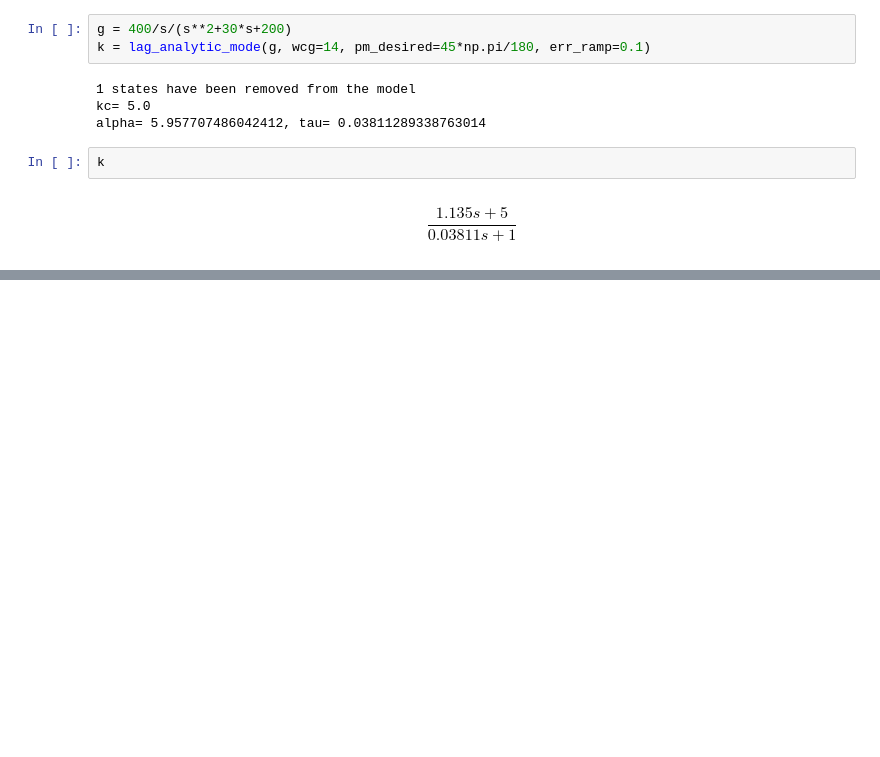
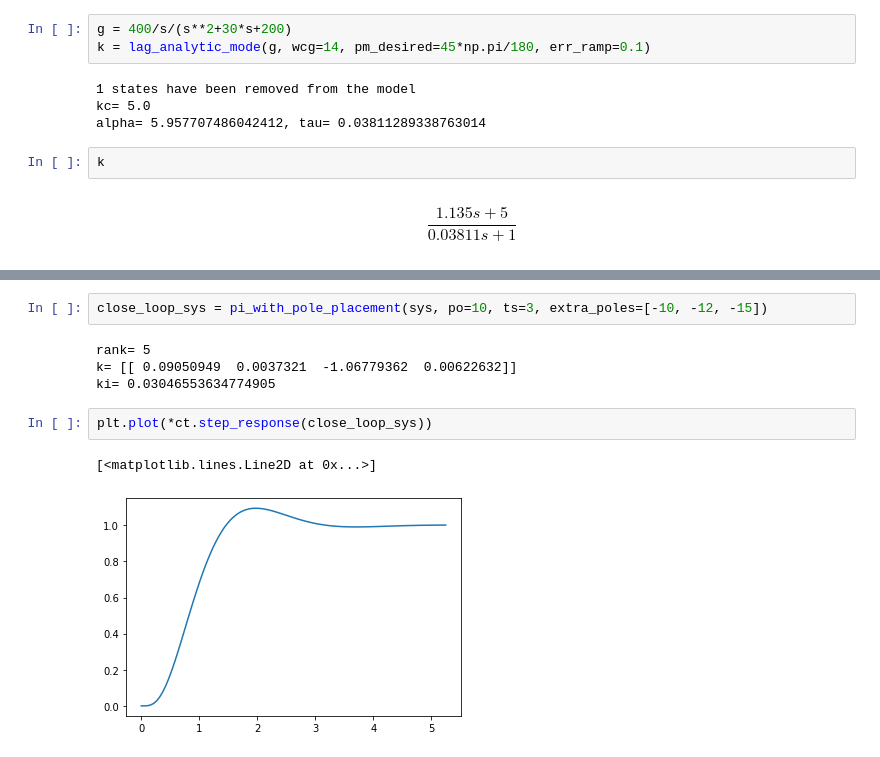
Before and after one commit to bregydoc/controlsystems2020, a Jupyter notebook: Untitled4.ipynb, the cells around one changed output, grey strips where cells are left out. Saved outputs shown, nothing was run; the diff lists cells and outputs as text; blank space fills up the shorter version.

```diff
--- a/Untitled4.ipynb
+++ b/Untitled4.ipynb
@@ -647,0 +808,11 @@ $$\frac{1.135 s + 5}{0.03811 s + 1}$$
+# %%
+close_loop_sys = pi_with_pole_placement(sys, po=10, ts=3, extra_poles=[-10, -12, -15])
+# %% [output]
+rank= 5
+k= [[ 0.09050949  0.0037321  -1.06779362  0.00622632]]
+ki= 0.03046553634774905
+# %%
+plt.plot(*ct.step_response(close_loop_sys))
+# %% [output]
+[<matplotlib.lines.Line2D at 0x...>]
+[figure, added]
```
Also changed, not shown: parts of 18 cells of this notebook, 3 other files.
